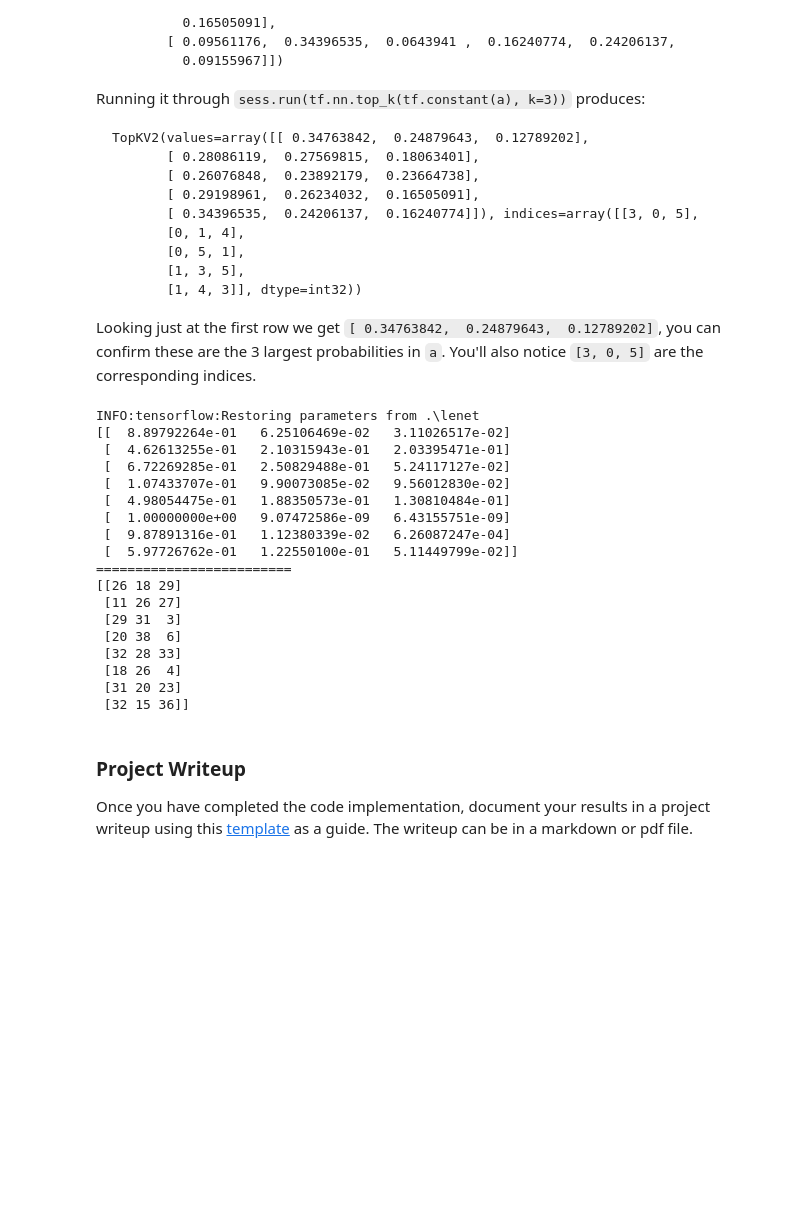
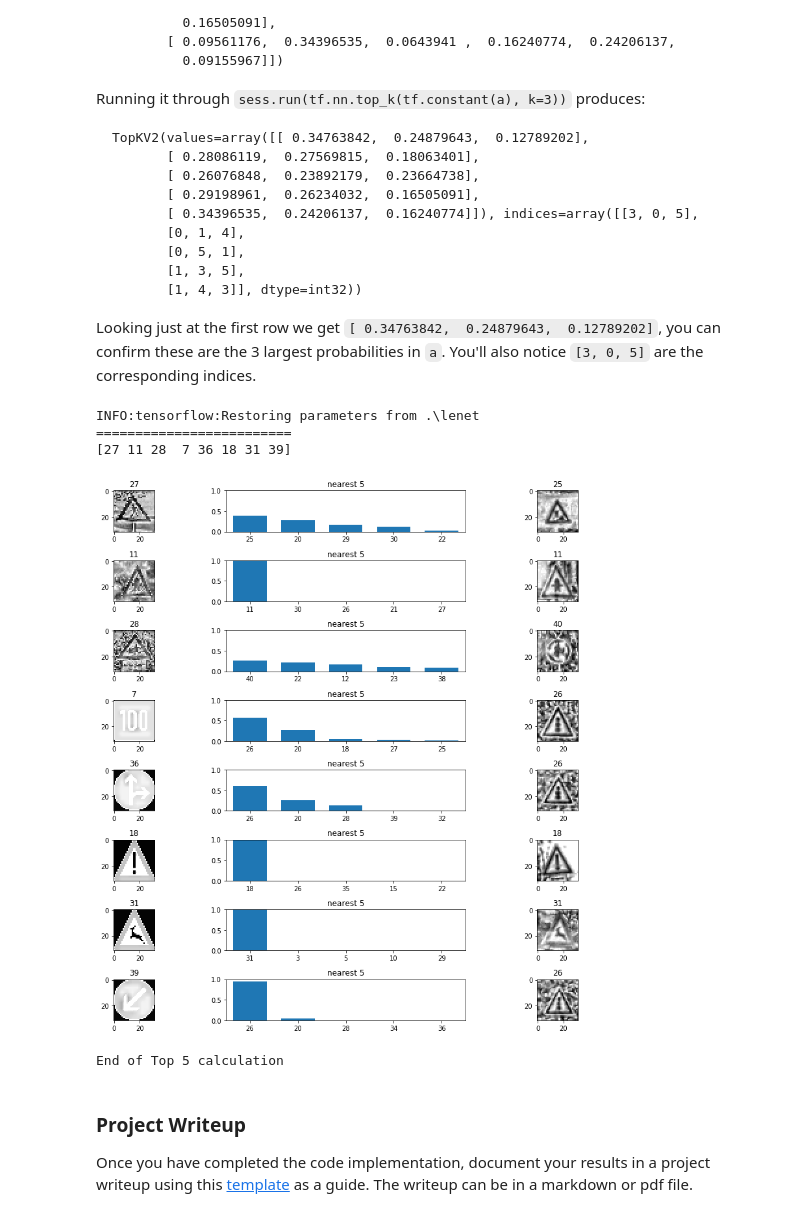
Before and after one commit to chengzg/Traffic_Sign_Classifier, a Jupyter notebook: Traffic_Sign_Classifier.ipynb, the cells around one changed output. Drawn from its saved outputs; the diff is of its cells as text; code cells hidden in the pictures; blank space fills up the shorter version.

```diff
--- a/Traffic_Sign_Classifier.ipynb
+++ b/Traffic_Sign_Classifier.ipynb
@@ -884,48 +884,81 @@ Looking just at the first row we get `[ 0.34763842,  0.24879643,  0.12789202]`,
 # %%
 ### Print out the top five softmax probabilities for the predictions on the German traffic sign images found on the web.
 ### Feel free to use as many code cells as needed.
 
 #a = np.array([[ 0.24879643,  0.07032244,  0.12641572,  0.34763842,  0.07893497,
 #         0.12789202],
 #       [ 0.28086119,  0.27569815,  0.08594638,  0.0178669 ,  0.18063401,
 #         0.15899337],
 #       [ 0.26076848,  0.23664738,  0.08020603,  0.07001922,  0.1134371 ,
 #         0.23892179],
 #       [ 0.11943333,  0.29198961,  0.02605103,  0.26234032,  0.1351348 ,
 #         0.16505091],
 #       [ 0.09561176,  0.34396535,  0.0643941 ,  0.16240774,  0.24206137,
 #         0.09155967]])
 
 #print(sess.run(tf.nn.top_k(tf.constant(a), k=3)))
+from matplotlib import gridspec
+
+
+def get_validation_image(class_category):
+    X_valid_shuffled, y_valid_shuffle = shuffle(X_valid, y_valid)
+    for image, category in (zip(X_valid_shuffled, y_valid_shuffle)):
+        #print(image.shape, category)
+        #print(class_category)
+        if category == class_category:
+            return image
+    return None
 
 softmax_logits= tf.nn.softmax(logits)
-topK = tf.nn.top_k(softmax_logits, k=3)
+topK = tf.nn.top_k(softmax_logits, k=5)
 
 with tf.Session() as sess:
     saver.restore(sess, tf.train.latest_checkpoint("."))
     values, indices = sess.run(topK, feed_dict = {x: new_images_array3, keep_prob: 1.0})
-    print(values)
     print("=========================")
-    print(indices)
+
+    col_size = 2
+    plt.figure(figsize=(15,15))
+    plt.subplots_adjust(hspace=0.7)
+    image_no = len(new_images_array3)
+    row_num = 8
+    col_num = 3
+    gs = gridspec.GridSpec(8,3, width_ratios=[1, 2, 1])
+    print(new_classes_array)
+    size_constant = 6
+    for i in range(image_no):
+
+        ax1 = plt.subplot(gs[i * col_num + 0])
+        original_img = new_images_array3[i].squeeze()
+        ax1.imshow(original_img, cmap="gray")
+        ax1.set_title(new_classes_array[i])
+        plot_x = np.arange(1, size_constant) + 0.5
+        plot_y = values[i]
+
+        ax2 = plt.subplot(gs[i * col_num + 1])
+        ax2.bar(plot_x, plot_y, width=0.7, align="center")
+        ax2.set_title("nearest 5")
+        ax2.set_xlim(1, size_constant)
+        ax2.set_ylim(0, 1)
+        plt.sca(ax2)
+        plot_x_str = list(map(str, indices[i]))
+        plt.xticks(plot_x, plot_x_str)
+
+        # To display the topest prediction image
+        closest_index = indices[i][0]
+        closest_image = get_validation_image(closest_index).squeeze()
+        if (closest_image is not None):
+            ax3 = plt.subplot(gs[i * col_num + 2])
+            ax3.imshow(closest_image, cmap="gray")
+            ax3.set_title(closest_index)
+    plt.show()
+print("End of Top 5 calculation")
 # %% [output]
 INFO:tensorflow:Restoring parameters from .\lenet
-[[  8.89792264e-01   6.25106469e-02   3.11026517e-02]
- [  4.62613255e-01   2.10315943e-01   2.03395471e-01]
- [  6.72269285e-01   2.50829488e-01   5.24117127e-02]
- [  1.07433707e-01   9.90073085e-02   9.56012830e-02]
- [  4.98054475e-01   1.88350573e-01   1.30810484e-01]
- [  1.00000000e+00   9.07472586e-09   6.43155751e-09]
- [  9.87891316e-01   1.12380339e-02   6.26087247e-04]
- [  5.97726762e-01   1.22550100e-01   5.11449799e-02]]
 =========================
-[[26 18 29]
- [11 26 27]
- [29 31  3]
- [20 38  6]
- [32 28 33]
- [18 26  4]
- [31 20 23]
- [32 15 36]]
+[27 11 28  7 36 18 31 39]
+[figure, added]
+End of Top 5 calculation
 # %% [markdown]
 ### Project Writeup
 
```
Also changed, not shown: parts of 9 cells of this notebook, 3 other files.
